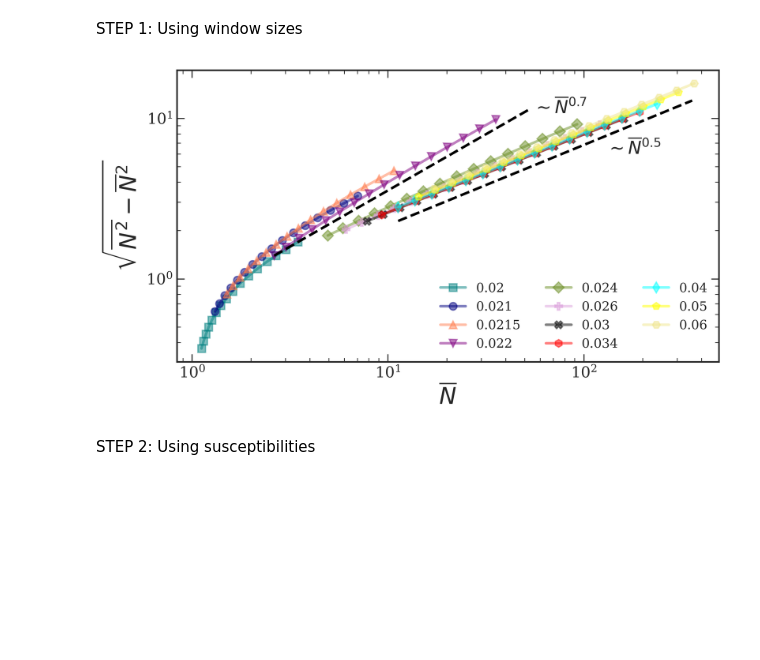
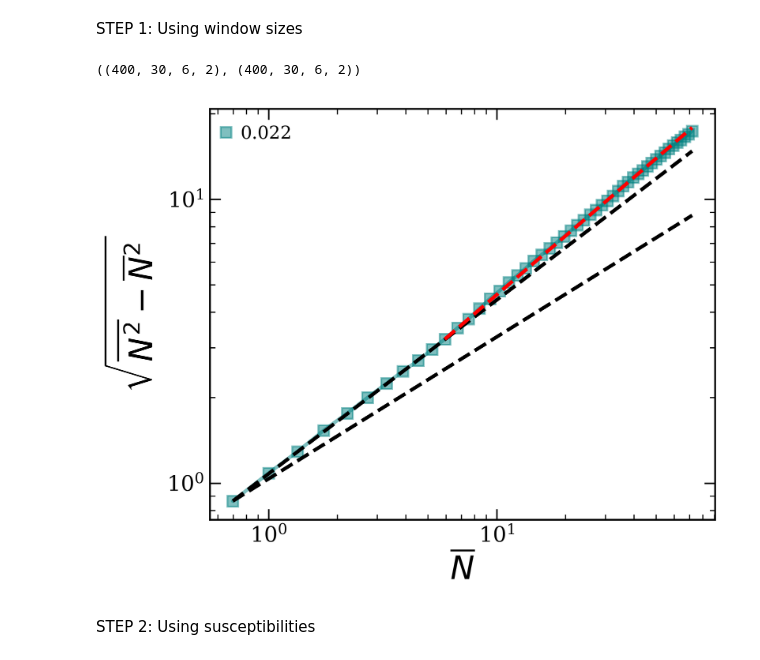
Before and after one commit to simonguld/Thesis, a Jupyter notebook: NematicAnalysis/gnf_analysis.ipynb, the cells around one changed output. Drawn from its saved outputs; the diff is of its cells as text; code cells hidden in the pictures; blank space fills up the shorter version.

Commit message:
lambda analysis continued

```diff
--- a/NematicAnalysis/gnf_analysis.ipynb
+++ b/NematicAnalysis/gnf_analysis.ipynb
@@ -45,12 +23,13 @@ def gen_analysis_dict(LL, mode):
 STEP 1: Using window sizes
 # %%
 LL = 2048
-output_path = f'data\\nematic_analysis{LL}_LL0.05'
+output_path = f'data\\na{LL}'
 mode = 'all' # 'all' or 'short'
+count_suffix = '_periodic_rm0.1'
 
 defect_list = gen_analysis_dict(LL, mode)
 
-ad = AnalyseDefects(defect_list, output_path=output_path)
+ad = AnalyseDefects(defect_list, output_path=output_path, count_suffix=count_suffix)
 
 extract = False
 analyze = False
@@ -161,44 +136,53 @@ def produce_scaling(X, scaling_exp, Y0, x_bounds,):
+# %%
+av_counts_av.shape, var_counts_av.shape
+# %% [output]
+((400, 30, 6, 2), (400, 30, 6, 2))
 # %%
 
-fig, ax = plt.subplots(figsize=(7,4))
-window_idx_bounds = [10,-4]
+fig, ax = plt.subplots(figsize=(5,4))
+window_idx_bounds = [0,50]
+window_idx_bounds_large = [10,50]
 
 marker_shape = ['s', 'o', '^', 'v', 'D', 'P', 'X', 'h', 'd', 'p', 'H', '8', '1', '2']
-act_list = ad.act_list[0]
+act_list = ad.act_list[-1]
 
-acts_to_plot = [0.02, 0.021, 0.0215, 0.022, 0.0225, 0.024, 0.026, 0.03, 0.034, 0.04, 0.05, 0.06]
+var_counts_av, av_counts_av,  = ad.get_arrays_av(-1)[1:3]
+
+acts_to_plot = [0.020, 0.0215, 0.022]
 if ad.LX[0] == 2048:
-    acts_to_plot = [0.02, 0.021, 0.0215, 0.022, 0.024, 0.026, 0.03, 0.034, 0.04, 0.05, 0.06]
+    acts_to_plot = [0.022] #, 0.021, 0.0215, 0.022, ]#0.024, 0.026, 0.03, 0.034, 0.04, 0.05, 0.06]
 for i, act in enumerate(acts_to_plot):
     idx = act_list.index(act)
     ax.plot(av_counts_av[window_idx_bounds[0]:window_idx_bounds[1],idx,0], np.sqrt(var_counts_av[window_idx_bounds[0]:window_idx_bounds[1],idx,0]),\
              label=f'{act}', marker=marker_shape[i], alpha=.5)
 
-
 idx22 = act_list.index(0.022)
-idx40 = act_list.index(0.040)
-scaling22 = (1+0.8/2)/2
-window_idx_bounds = [10,-2]
+#idx50 = act_list.index(0.050)
+scaling22 = (1+0.45/2)/2
+scaling_large = (1+0.75/2)/2
 
 x22, y22 = produce_scaling(av_counts_av[:, idx22, 0], scaling22, np.sqrt(var_counts_av[window_idx_bounds[0],idx22,0]), window_idx_bounds,)
-x40, y40 = produce_scaling(av_counts_av[:, idx40, 0], .5, np.sqrt(var_counts_av[window_idx_bounds[0],idx40,0]), window_idx_bounds,)
+xl, yl = produce_scaling(av_counts_av[:, idx22, 0], scaling_large, np.sqrt(var_counts_av[window_idx_bounds_large[0],idx22,0]), window_idx_bounds_large,)
+x50, y50 = produce_scaling(av_counts_av[:, idx22, 0], .5, np.sqrt(var_counts_av[window_idx_bounds[0],idx22,0]), window_idx_bounds,)
 ax.plot(x22, y22, color='black', linestyle='--')
-ax.plot(x40, y40*0.82,  color='black', linestyle='--')
-ax.text(130,6, r'$\sim \overline{N}^{0.5}$', fontsize=14)
-ax.text(55,10.8, r'$\sim \overline{N}^{0.7}$', fontsize=14)
+ax.plot(xl, yl, color='red', linestyle='--')
+
+ax.plot(x50, y50,  color='black', linestyle='--')
+#ax.text(130,6, r'$\sim \overline{N}^{0.5}$', fontsize=14)
+#ax.text(55,10.8, r'$\sim \overline{N}^{0.7}$', fontsize=14)
 #ax.plot(av_counts_av[:,idx,0], 0.8*av_counts_av[:,idx,0]**0.69, label=r'$\sim x^{0.7}$', color='black', lw=1.5, linestyle='--')
 #ax.plot(av_counts_av[:,idx,0], 0.8*av_counts_av[:,idx,0]**0.5,label=r'$\sim x^{0.5}$', color='black', lw=1.5, linestyle='-')
 
 
 ax.set_xlabel(r'$\overline{N}$')
 ax.set_ylabel(r'$\sqrt{\overline{N^2} - \overline{N}^2}$')
 #ax.set_ylim(.5,8)
 #ax.set_xlim(1,100)
 ax.legend(ncols=3,fontsize=10)
 ax.set_xscale('log')
 ax.set_yscale('log')
 # %% [output]
-[figure, old version]
+[figure, new version]
 # %% [markdown]
 STEP 2: Using susceptibilities
 # %%
```
Also changed, not shown: parts of 3 cells of this notebook.
